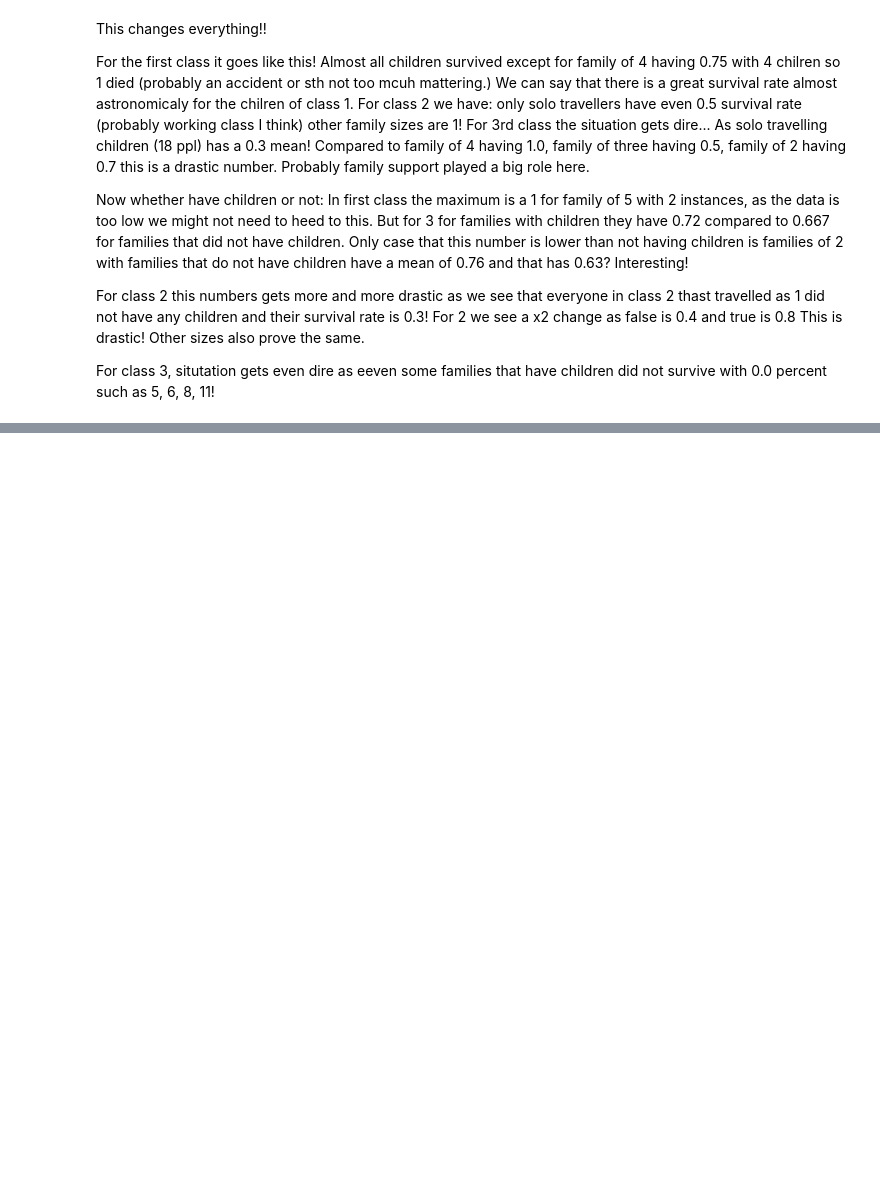
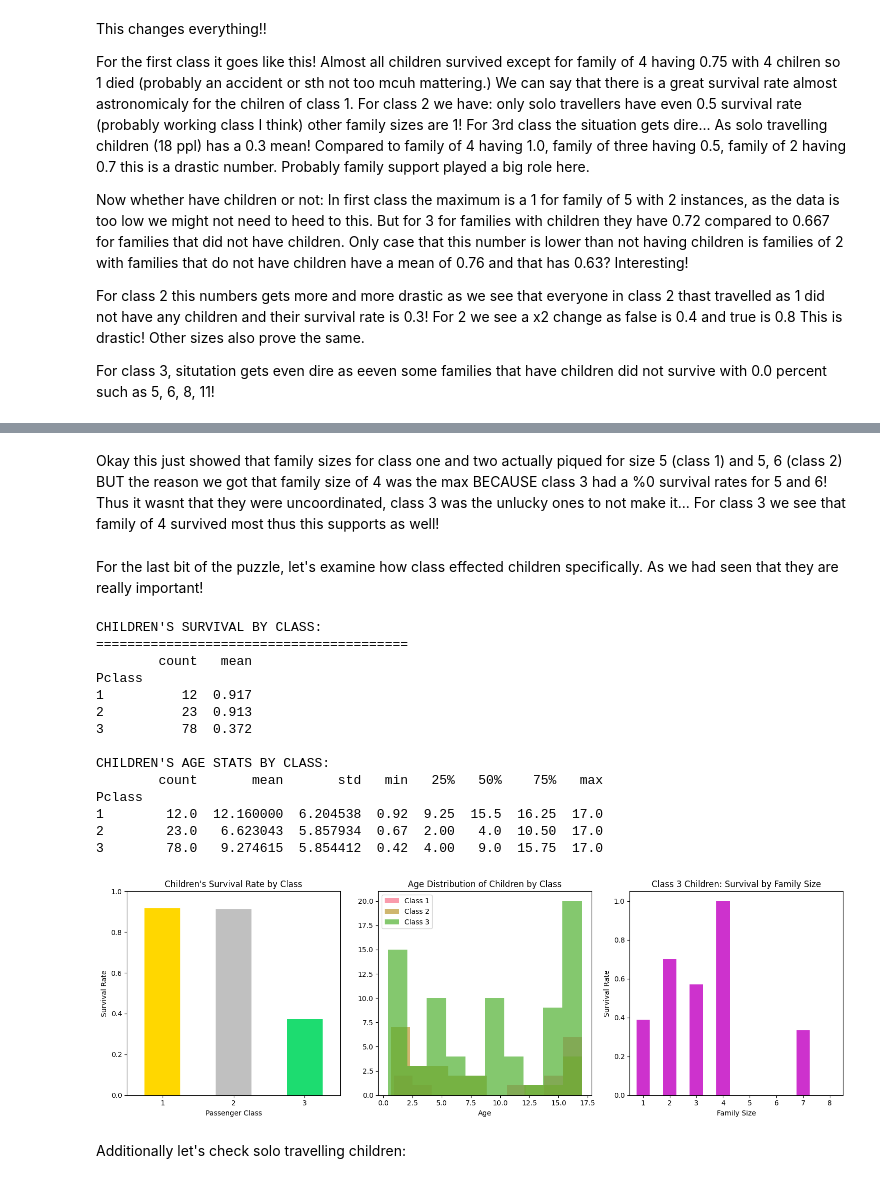
Before and after one commit to altCourier/titanic-eda, a Jupyter notebook: titanic_eda.ipynb, the cells around one changed output, grey strips where cells are left out. Cells and saved outputs as stored; diff of their text form; code cells hidden in the pictures; blank space fills up the shorter version.

```diff
--- a/titanic_eda.ipynb
+++ b/titanic_eda.ipynb
@@ -414,0 +461,59 @@ For class 3, situtation gets even dire as eeven some families that have children
+# %% [markdown]
+Okay this just showed that family sizes for class one and two actually piqued for size 5 (class 1) and 5, 6 (class 2) BUT the reason we got that family size of 4 was the max BECAUSE class 3 had a %0 survival rates for 5 and 6! Thus it wasnt that they were uncoordinated, class 3 was the unlucky ones to not make it... For class 3 we see that family of 4 survived most thus this supports as well!
+# %% [markdown]
+For the last bit of the puzzle, let's examine how class effected children specifically. As we had seen that they are really important!
+# %%
+print("CHILDREN'S SURVIVAL BY CLASS:")
+print("=" * 40)
+
+children_only = train_df[train_df['IsChild'] == True]
+children_survival = children_only.groupby('Pclass')['Survived'].agg(['count', 'mean']).round(3)
+print(children_survival)
+
+print("\nCHILDREN'S AGE STATS BY CLASS:")
+print(children_only.groupby('Pclass')['Age'].describe())
+
+fig, axes = plt.subplots(1, 3, figsize=(15, 5))
+
+children_survival['mean'].plot(kind='bar', ax=axes[0], color=['gold', 'silver', "#1DDC70"])
+axes[0].set_title('Children\'s Survival Rate by Class')
+axes[0].set_ylabel('Survival Rate')
+axes[0].set_xlabel('Passenger Class')
+axes[0].tick_params(axis='x', rotation=0)
+axes[0].set_ylim(0, 1)
+
+for i, pclass in enumerate([1, 2, 3]):
+    class_children = children_only[children_only['Pclass'] == pclass]
+    axes[1].hist(class_children['Age'], alpha=0.7, label=f'Class {pclass}', bins=10)
+axes[1].set_title('Age Distribution of Children by Class')
+axes[1].set_xlabel('Age')
+axes[1].legend()
+
+class3_children = children_only[children_only['Pclass'] == 3]
+class3_child_survival = class3_children.groupby('FamilySize')['Survived'].mean()
+class3_child_survival.plot(kind='bar', ax=axes[2], color="#CD32CD")
+axes[2].set_title('Class 3 Children: Survival by Family Size')
+axes[2].set_ylabel('Survival Rate')
+axes[2].set_xlabel('Family Size')
+axes[2].tick_params(axis='x', rotation=0)
+
+plt.tight_layout()
+plt.show()
+# %% [output]
+CHILDREN'S SURVIVAL BY CLASS:
+========================================
+        count   mean
+Pclass
+1          12  0.917
+2          23  0.913
+3          78  0.372
+
+CHILDREN'S AGE STATS BY CLASS:
+        count       mean       std   min   25%   50%    75%   max
+Pclass
+1        12.0  12.160000  6.204538  0.92  9.25  15.5  16.25  17.0
+2        23.0   6.623043  5.857934  0.67  2.00   4.0  10.50  17.0
+3        78.0   9.274615  5.854412  0.42  4.00   9.0  15.75  17.0
+[figure, added]
+# %% [markdown]
+Additionally let's check solo travelling children:
```
Also changed, not shown: parts of 16 cells of this notebook.
